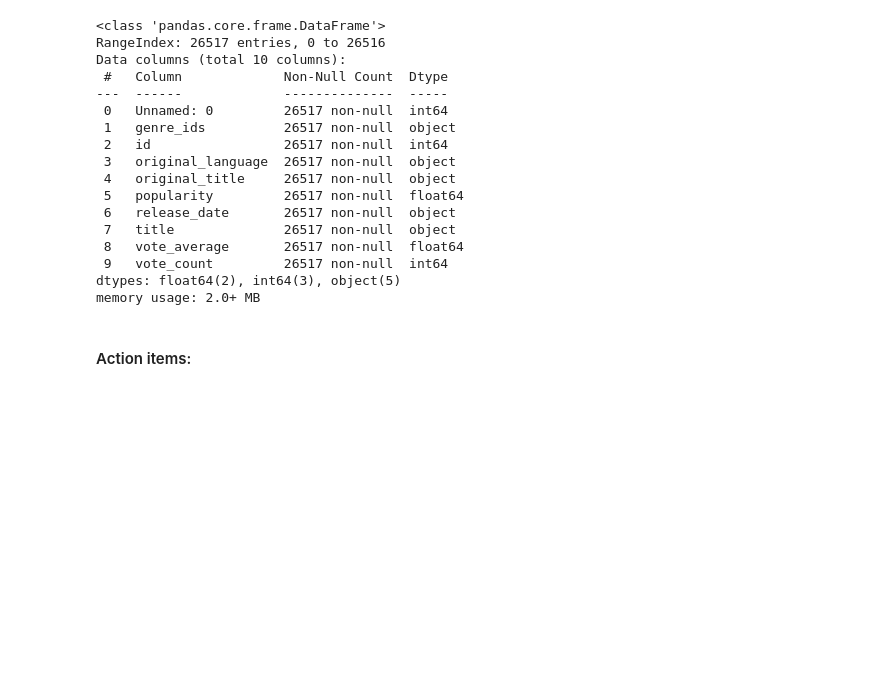
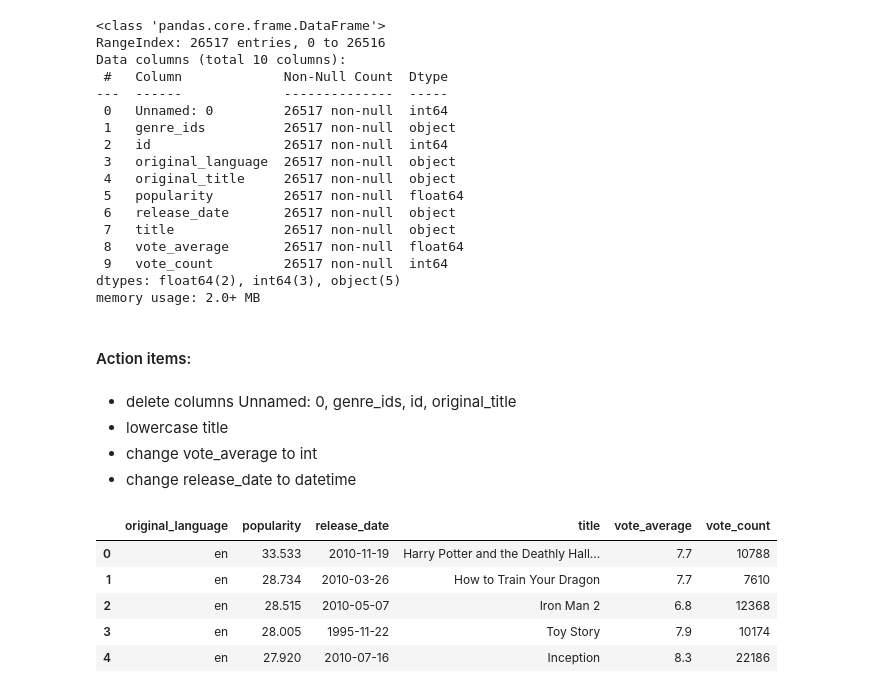
Before and after one commit to dquillao/dsc-mod-1-project-v2-1-online-ds-sp-000, a Jupyter notebook: EDA 2.ipynb, the cells around one changed output. Saved outputs shown, nothing was run; the diff lists cells and outputs as text; code cells hidden in the pictures; blank space fills up the shorter version.

```diff
--- a/EDA 2.ipynb
+++ b/EDA 2.ipynb
@@ -314,3 +338,19 @@ dtypes: float64(2), int64(3), object(5)
 memory usage: 2.0+ MB
 # %% [markdown]
 #### Action items:
+# %% [markdown]
+- delete columns Unnamed: 0, genre_ids, id, original_title
+- lowercase title
+- change vote_average to int
+- change release_date to datetime
+# %%
+# delete unnecessary columns
+rating_df = rating_df.drop(['Unnamed: 0', 'genre_ids', 'id', 'original_title'],axis=1)
+rating_df.head()
+# %% [output]
+|  | original_language | popularity | release_date | title | vote_average | vote_count |
+| 0 | en | 33.533 | 2010-11-19 | Harry Potter and the Deathly Hall... | 7.7 | 10788 |
+| 1 | en | 28.734 | 2010-03-26 | How to Train Your Dragon | 7.7 | 7610 |
+| 2 | en | 28.515 | 2010-05-07 | Iron Man 2 | 6.8 | 12368 |
+| 3 | en | 28.005 | 1995-11-22 | Toy Story | 7.9 | 10174 |
+| 4 | en | 27.920 | 2010-07-16 | Inception | 8.3 | 22186 |
```
Also changed, not shown: parts of 22 cells of this notebook.
